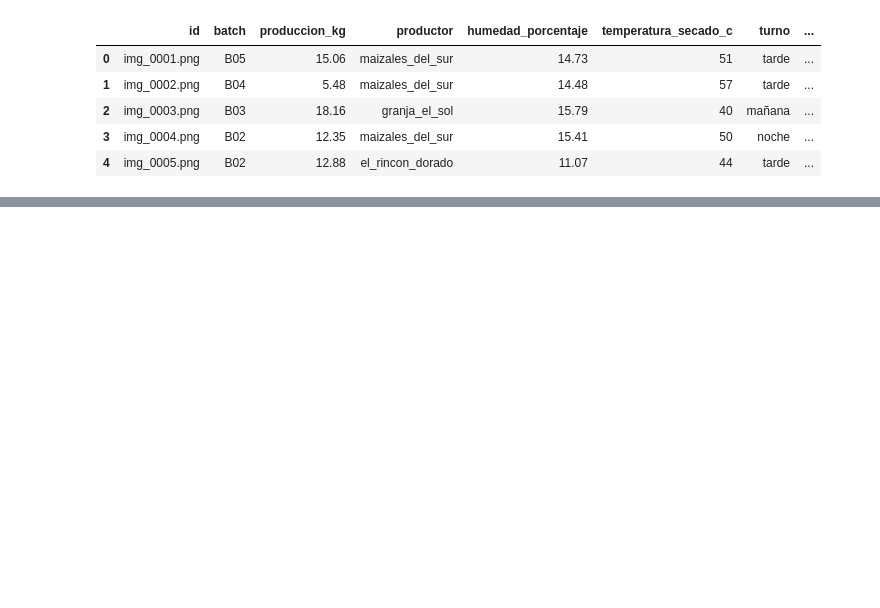
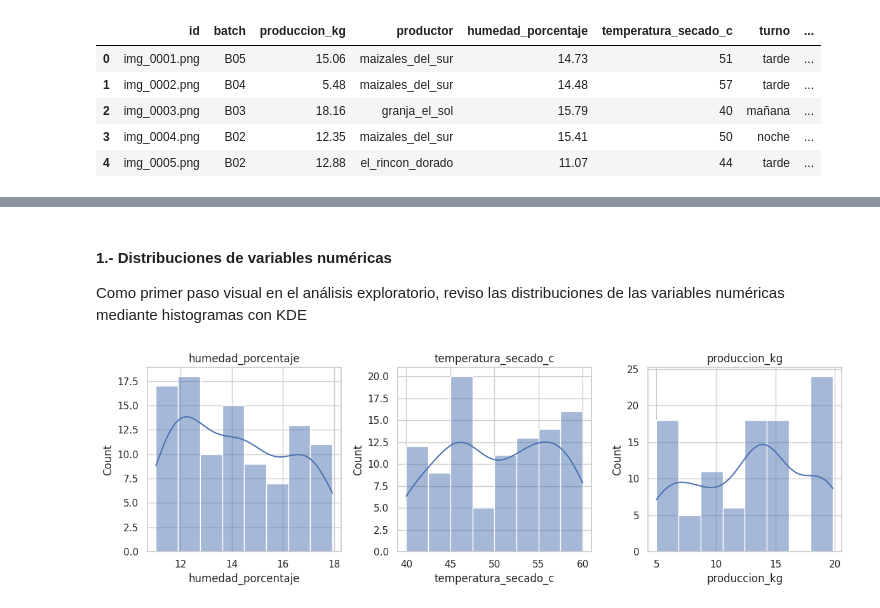
Before and after one commit to fcMeade1/maiz_vistrosidad, a Jupyter notebook: notebooks/analisis_maiz_fcm.ipynb, the cells around one changed output, grey strips where cells are left out. Saved outputs shown, nothing was run; the diff lists cells and outputs as text; code cells hidden in the pictures; blank space fills up the shorter version.

```diff
--- a/notebooks/analisis_maiz_fcm.ipynb
+++ b/notebooks/analisis_maiz_fcm.ipynb
@@ -28,5 +58,10 @@ Contenido del repositorio: ['notebooks', 'outputs', 'README.md', 'data', '.git',
 # %%
 import pandas as pd
+import numpy as np
+import seaborn as sns
+import matplotlib.pyplot as plt
+
+sns.set(style="whitegrid")
 
 df = pd.read_csv("data/dataset_maiz_original.csv")
 df.head()
@@ -39,0 +107,8 @@ df.head()
+# %%
+cat_cols = ["batch", "productor", "variedad", "turno", "operador"]
+num_cols = ["humedad_porcentaje", "temperatura_secado_c", "produccion_kg"]
+
+df[cat_cols] = df[cat_cols].astype("category")
+df[num_cols] = df[num_cols].apply(lambda x: pd.to_numeric(x, errors="coerce").astype(float))
+
+df.info()
@@ -39,0 +160,29 @@ df.head()
+# %% [markdown]
+#### 1.- Distribuciones de variables numéricas
+
+Como primer paso visual en el análisis exploratorio, reviso las distribuciones de las
+variables numéricas mediante histogramas con KDE
+# %%
+def panel_distribuciones(df):
+
+    n = len(num_cols)
+
+    cols = 3
+    rows = (n + cols - 1) // cols
+
+    fig, axes = plt.subplots(rows, cols, figsize=(12, 4*rows))
+    axes = axes.flatten()
+
+    for ax, col in zip(axes, num_cols):
+        sns.histplot(df[col], kde=True, ax=ax)
+        ax.set_title(col)
+
+    for ax in axes[n:]:
+        ax.set_visible(False)
+
+    plt.tight_layout()
+    plt.show()
+
+panel_distribuciones(df)
+# %% [output]
+[figure, added]
```
Also changed, not shown: parts of 15 cells of this notebook.
